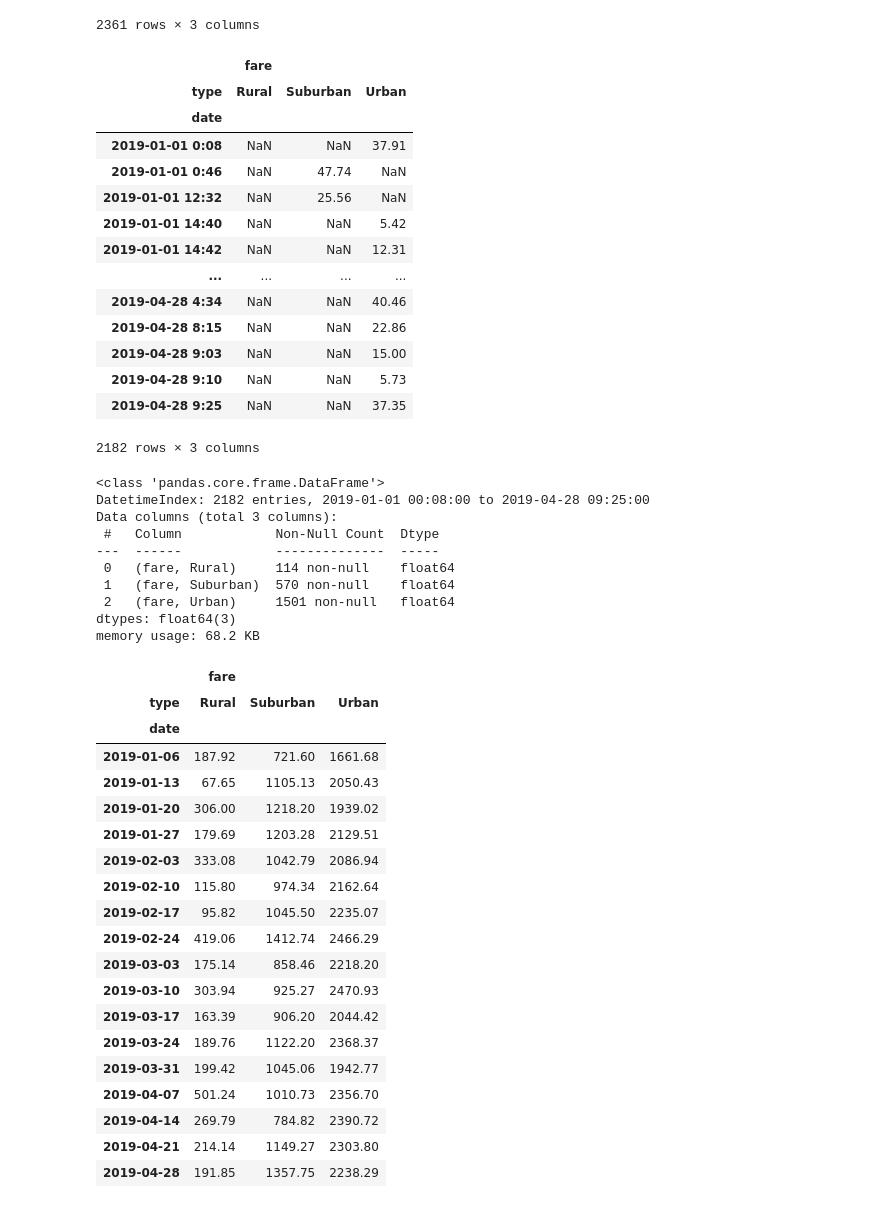
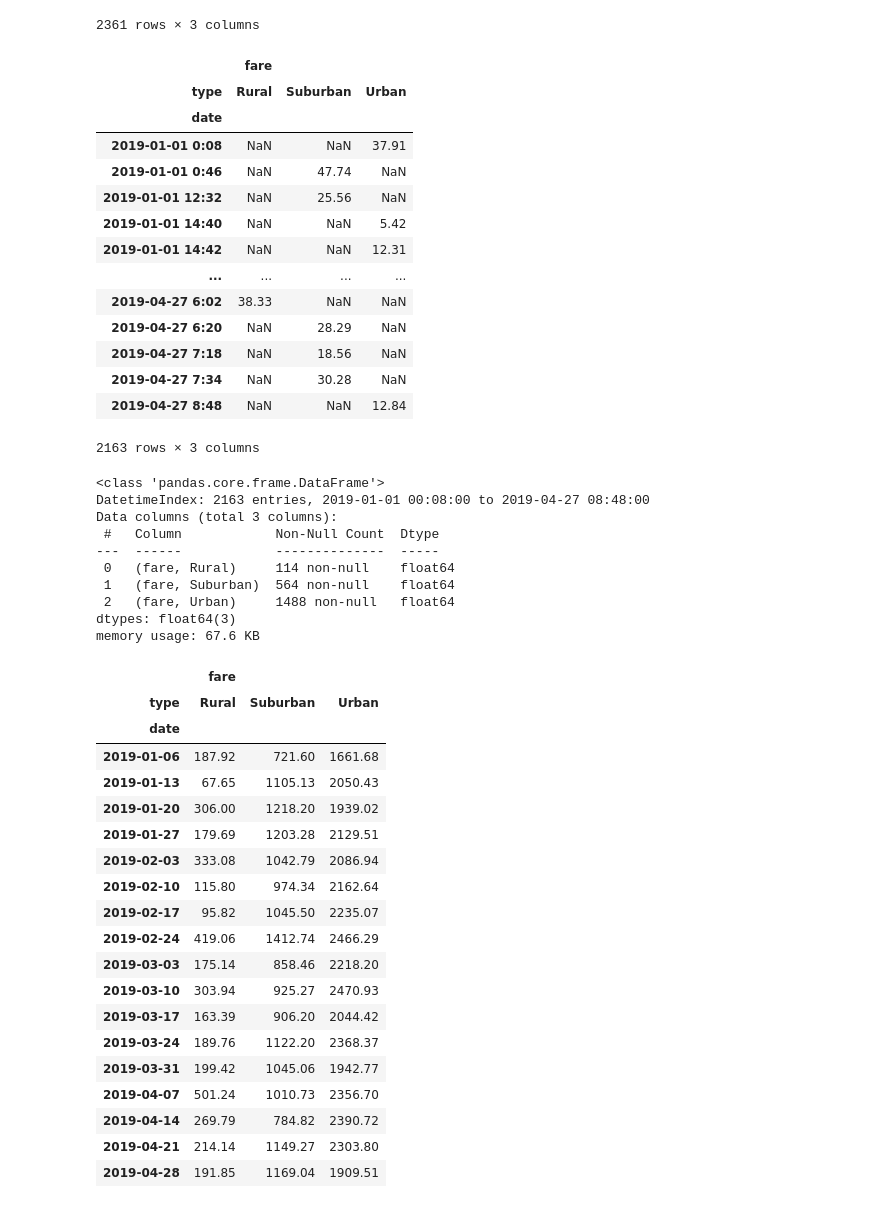
Before and after one commit to bedwardssmith/PyBer_Analysis, a Jupyter notebook: Pyber_Challenge.ipynb, the cells around one changed output. Drawn from its saved outputs; the diff is of its cells as text; code cells hidden in the pictures.

```diff
--- a/Pyber_Challenge.ipynb
+++ b/Pyber_Challenge.ipynb
@@ -199,24 +199,24 @@ sum_of_fares_by_date_pivot
 # %%
 # 5. Create a new DataFrame from the pivot table DataFrame using loc on the given dates, '2019-01-01':'2019-04-29'.
 
-specific_dates_df=sum_of_fares_by_date_pivot.loc["2019-01-01":"2019-04-29"]
+specific_dates_df=sum_of_fares_by_date_pivot.loc["2019-01-01":"2019-04-28"]
 specific_dates_df
 # %% [output]
 |  | fare |  |  |
 | type | Rural | Suburban | Urban |
 | date |  |  |  |
 | 2019-01-01 0:08 | NaN | NaN | 37.91 |
 | 2019-01-01 0:46 | NaN | 47.74 | NaN |
 | 2019-01-01 12:32 | NaN | 25.56 | NaN |
 | 2019-01-01 14:40 | NaN | NaN | 5.42 |
 | 2019-01-01 14:42 | NaN | NaN | 12.31 |
 | ... | ... | ... | ... |
-| 2019-04-28 4:34 | NaN | NaN | 40.46 |
-| 2019-04-28 8:15 | NaN | NaN | 22.86 |
-| 2019-04-28 9:03 | NaN | NaN | 15.00 |
-| 2019-04-28 9:10 | NaN | NaN | 5.73 |
-| 2019-04-28 9:25 | NaN | NaN | 37.35 |
+| 2019-04-27 6:02 | 38.33 | NaN | NaN |
+| 2019-04-27 6:20 | NaN | 28.29 | NaN |
+| 2019-04-27 7:18 | NaN | 18.56 | NaN |
+| 2019-04-27 7:34 | NaN | 30.28 | NaN |
+| 2019-04-27 8:48 | NaN | NaN | 12.84 |
-2182 rows × 3 columns
+2163 rows × 3 columns
 # %%
 # 6. Set the "date" index to datetime datatype. This is necessary to use the resample() method in Step 8.
 # df.index = pd.to_datetime(df.index)
@@ -226,15 +226,15 @@ specific_dates_df.index = pd.to_datetime(specific_dates_df.index)
 specific_dates_df.info()
 # %% [output]
 <class 'pandas.core.frame.DataFrame'>
-DatetimeIndex: 2182 entries, 2019-01-01 00:08:00 to 2019-04-28 09:25:00
+DatetimeIndex: 2163 entries, 2019-01-01 00:08:00 to 2019-04-27 08:48:00
 Data columns (total 3 columns):
  #   Column            Non-Null Count  Dtype
 ---  ------            --------------  -----
  0   (fare, Rural)     114 non-null    float64
- 1   (fare, Suburban)  570 non-null    float64
- 2   (fare, Urban)     1501 non-null   float64
+ 1   (fare, Suburban)  564 non-null    float64
+ 2   (fare, Urban)     1488 non-null   float64
 dtypes: float64(3)
-memory usage: 68.2 KB
+memory usage: 67.6 KB
 # %%
 # 8. Create a new DataFrame using the "resample()" function by week 'W' and get the sum of the fares for each week.
 fares_per_week = specific_dates_df.resample("W").sum()
@@ -259,7 +259,7 @@ fares_per_week
 | 2019-04-07 | 501.24 | 1010.73 | 2356.70 |
 | 2019-04-14 | 269.79 | 784.82 | 2390.72 |
 | 2019-04-21 | 214.14 | 1149.27 | 2303.80 |
-| 2019-04-28 | 191.85 | 1357.75 | 2238.29 |
+| 2019-04-28 | 191.85 | 1169.04 | 1909.51 |
 # %%
 # 8. Using the object-oriented interface method, plot the resample DataFrame using the df.plot() function.
 
```
Also changed, not shown: parts of 1 cell of this notebook, 2 other files.
